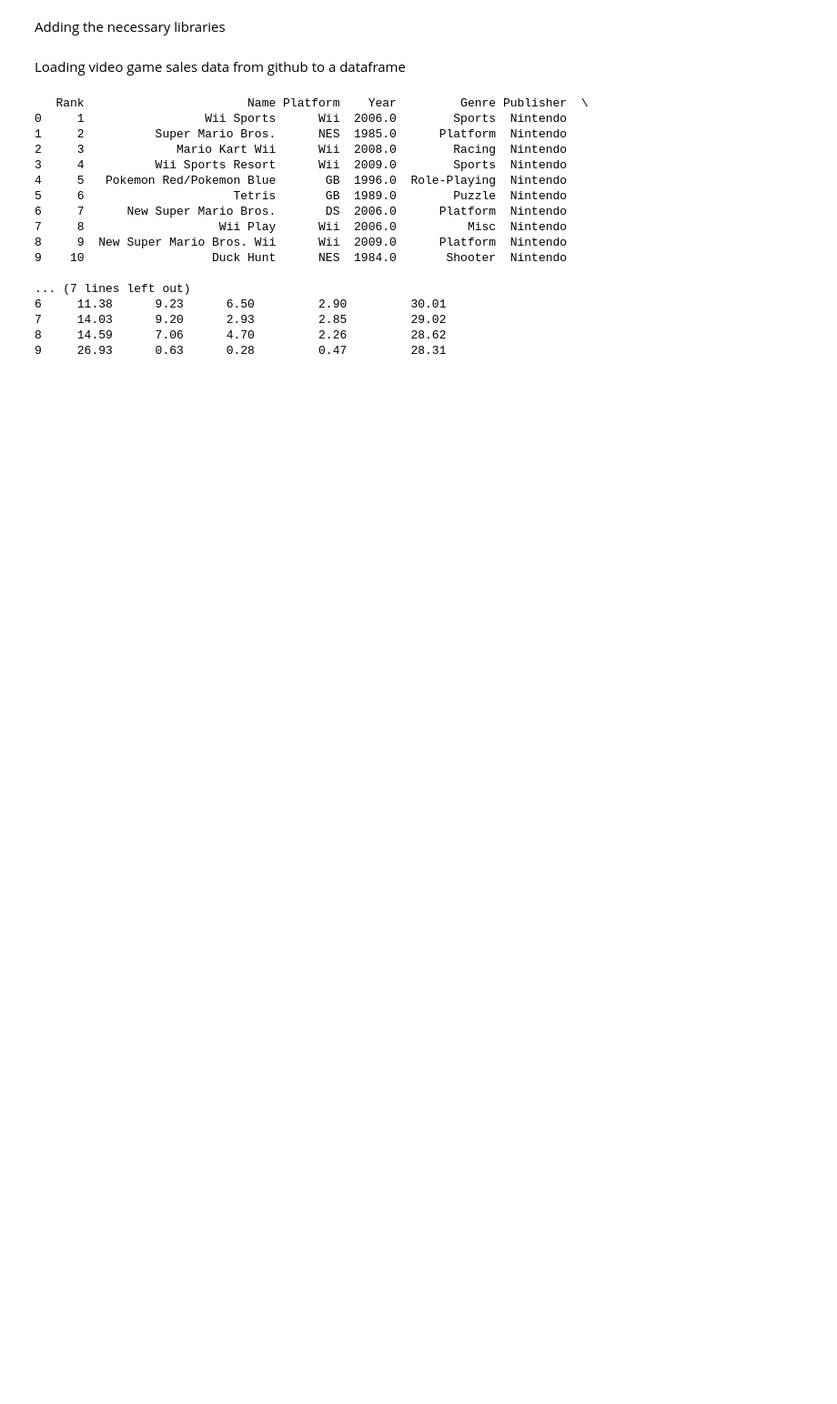
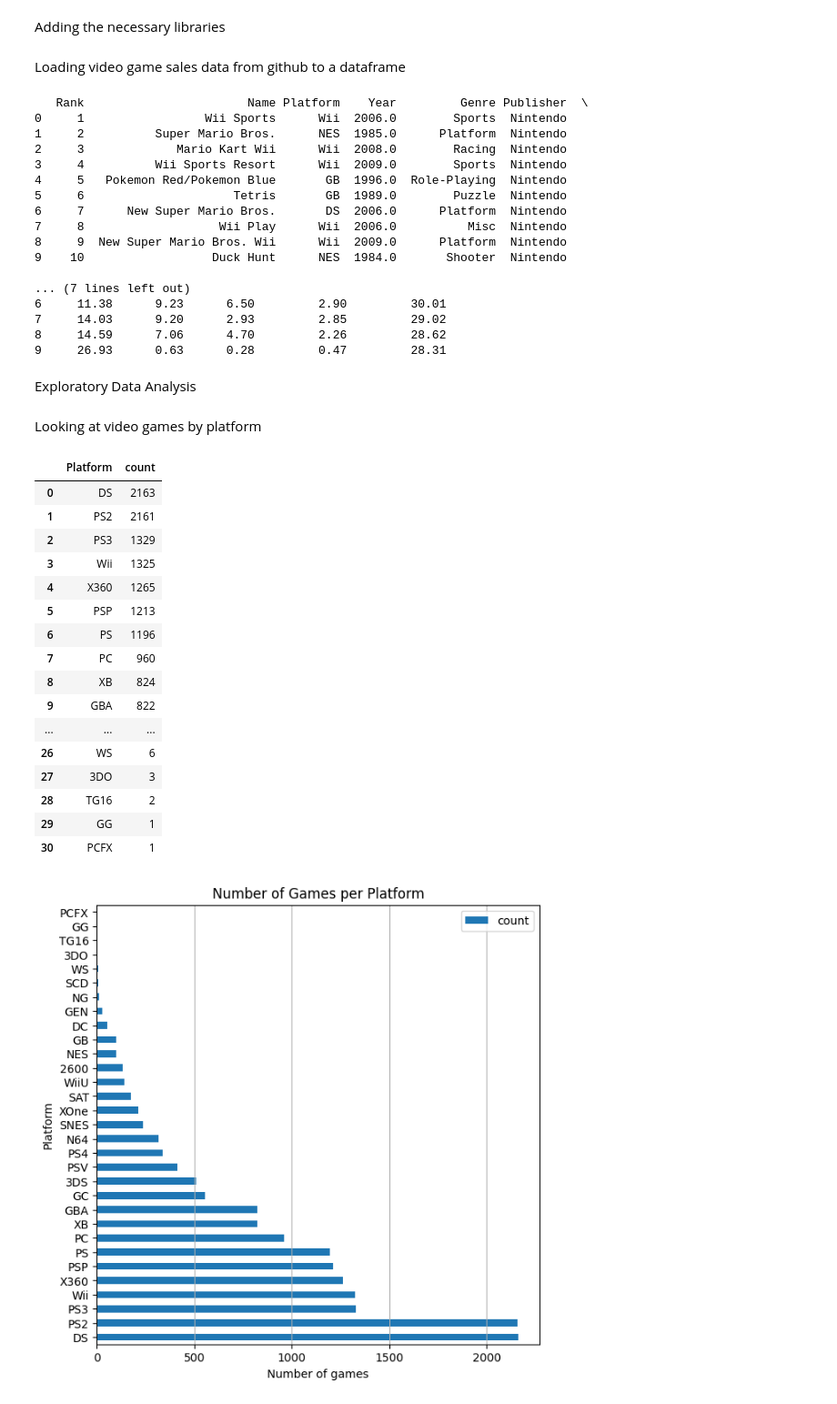
Before and after one commit to bdatye/VideoGameSalesTrends, a Jupyter notebook: VideoGamesSalesTrends.ipynb, the cells around one changed output. Shown at 91% size. Cells and saved outputs as stored; diff of their text form; code cells hidden in the pictures; blank space fills up the shorter version.

Commit message:
Working on graphs

```diff
--- a/VideoGamesSalesTrends.ipynb
+++ b/VideoGamesSalesTrends.ipynb
@@ -31,3 +32,38 @@ print(videoGameData_df.head(10))
 7     14.03      9.20      2.93         2.85         29.02
 8     14.59      7.06      4.70         2.26         28.62
 9     26.93      0.63      0.28         0.47         28.31
+# %% [markdown]
+Exploratory Data Analysis
+# %% [markdown]
+Looking at video games by platform
+# %%
+df = videoGameData_df['Platform'].value_counts().reset_index()
+#df = df.to_frame()
+display(df)
+#print(df.columns.tolist())
+
+df.plot(x='Platform', y='count', kind='barh', figsize=[7,7])
+#plt.xticks(rotation=0, ha='right')
+plt.xlabel(xlabel='Number of games')
+plt.title('Number of Games per Platform')
+plt.grid(axis='x')
+plt.show()
+# %% [output]
+|  | Platform | count |
+| 0 | DS | 2163 |
+| 1 | PS2 | 2161 |
+| 2 | PS3 | 1329 |
+| 3 | Wii | 1325 |
+| 4 | X360 | 1265 |
+| 5 | PSP | 1213 |
+| 6 | PS | 1196 |
+| 7 | PC | 960 |
+| 8 | XB | 824 |
+| 9 | GBA | 822 |
+| ... | ... | ... |
+| 26 | WS | 6 |
+| 27 | 3DO | 3 |
+| 28 | TG16 | 2 |
+| 29 | GG | 1 |
+| 30 | PCFX | 1 |
+[figure, added]
```
Also changed, not shown: parts of 5 cells of this notebook.
